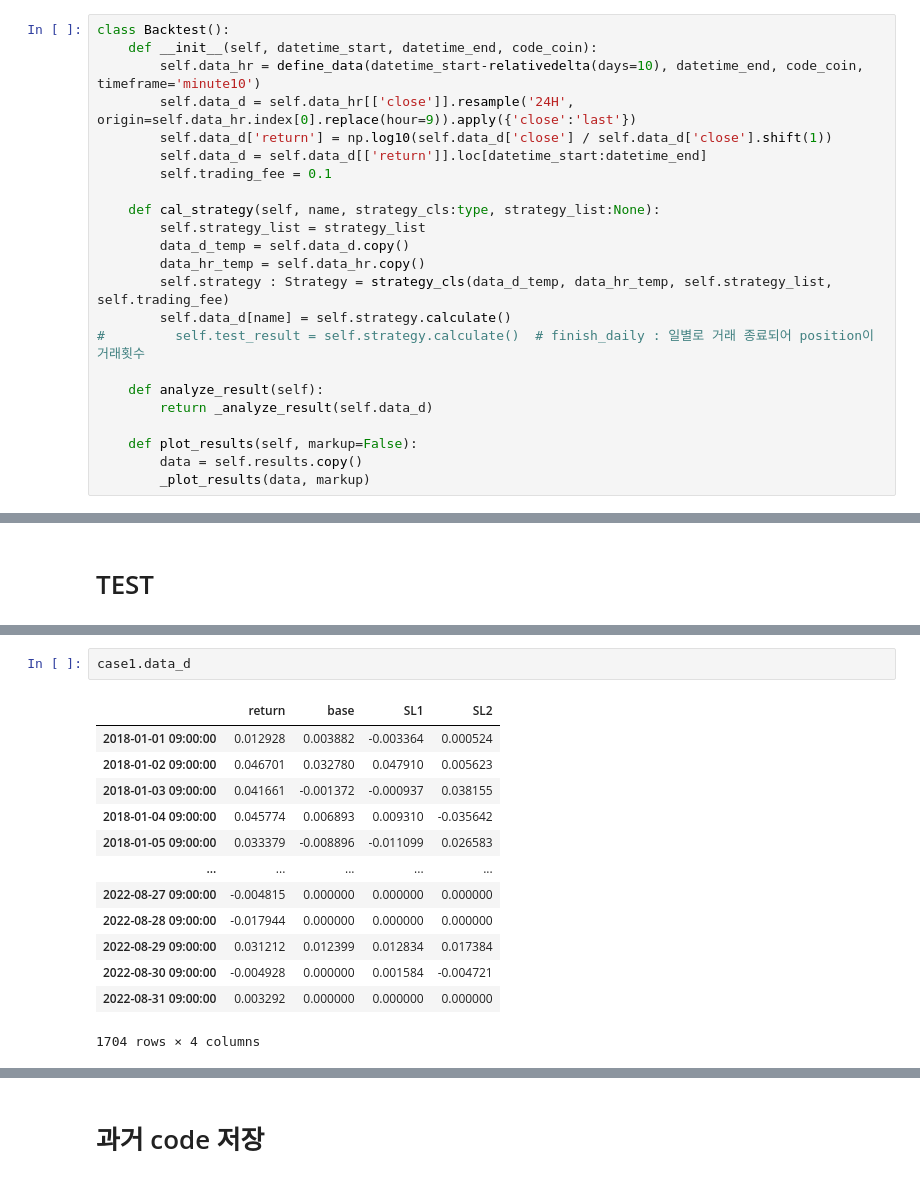
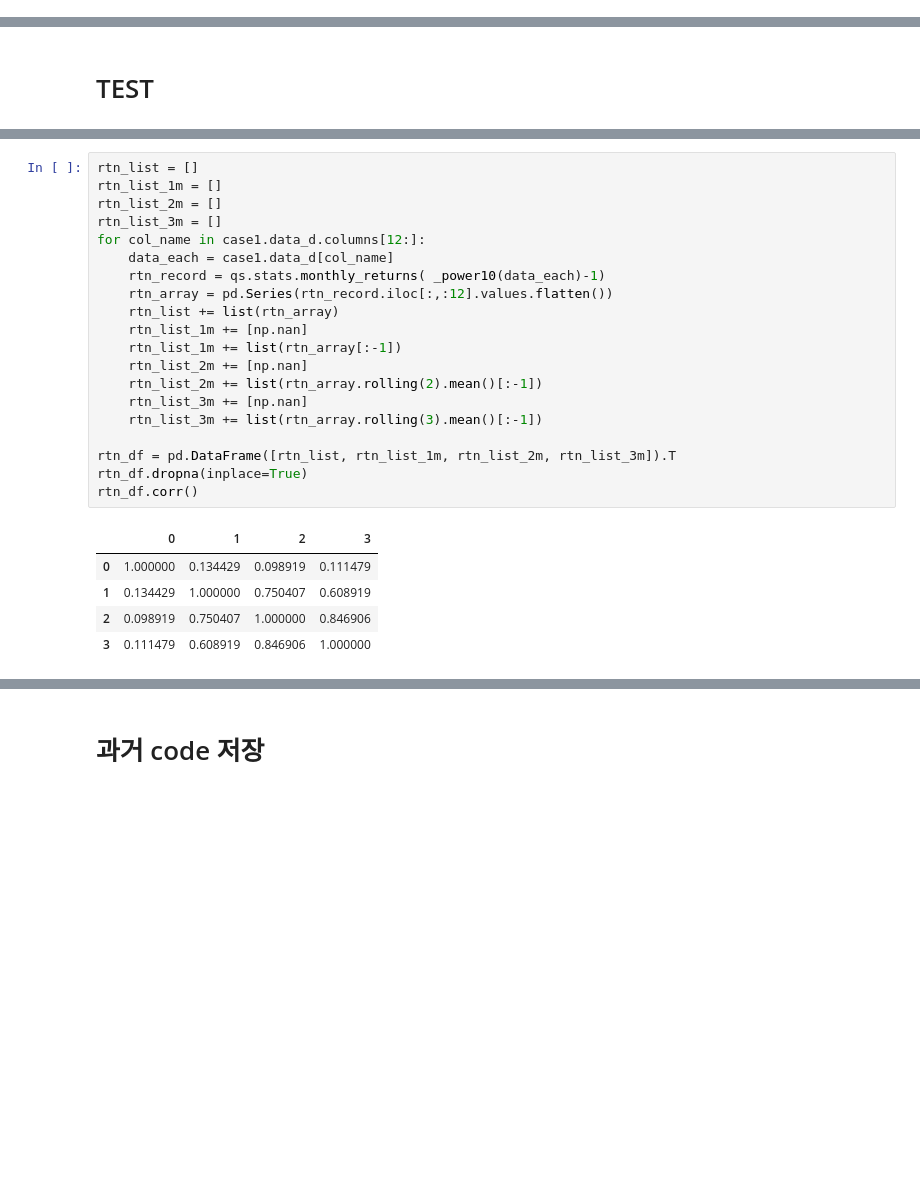
Before and after one commit to malkovich0/trading1, a Jupyter notebook: Backtest/Volatility Breakout.ipynb, the cells around one changed output, grey strips where cells are left out. Saved outputs shown, nothing was run; the diff lists cells and outputs as text; blank space fills up the shorter version.

```diff
--- a/Backtest/Volatility Breakout.ipynb
+++ b/Backtest/Volatility Breakout.ipynb
@@ -61,23 +2,0 @@ def find_n_max(m, n):
-# %%
-class Backtest():
-    def __init__(self, datetime_start, datetime_end, code_coin):
-        self.data_hr = define_data(datetime_start-relativedelta(days=10), datetime_end, code_coin, timeframe='minute10')
-        self.data_d = self.data_hr[['close']].resample('24H', origin=self.data_hr.index[0].replace(hour=9)).apply({'close':'last'})
-        self.data_d['return'] = np.log10(self.data_d['close'] / self.data_d['close'].shift(1))
-        self.data_d = self.data_d[['return']].loc[datetime_start:datetime_end]
-        self.trading_fee = 0.1
-
-    def cal_strategy(self, name, strategy_cls:type, strategy_list:None):
-        self.strategy_list = strategy_list
-        data_d_temp = self.data_d.copy()
-        data_hr_temp = self.data_hr.copy()
-        self.strategy : Strategy = strategy_cls(data_d_temp, data_hr_temp, self.strategy_list, self.trading_fee)
-        self.data_d[name] = self.strategy.calculate()
-#         self.test_result = self.strategy.calculate()  # finish_daily : 일별로 거래 종료되어 position이 거래횟수
-
-    def analyze_result(self):
-        return _analyze_result(self.data_d)
-
-    def plot_results(self, markup=False):
-        data = self.results.copy()
-        _plot_results(data, markup)
@@ -751,16 +530,26 @@ case1.analyze_result()
 # %%
-case1.data_d
+rtn_list = []
+rtn_list_1m = []
+rtn_list_2m = []
+rtn_list_3m = []
+for col_name in case1.data_d.columns[12:]:
+    data_each = case1.data_d[col_name]
+    rtn_record = qs.stats.monthly_returns( _power10(data_each)-1)
+    rtn_array = pd.Series(rtn_record.iloc[:,:12].values.flatten())
+    rtn_list += list(rtn_array)
+    rtn_list_1m += [np.nan]
+    rtn_list_1m += list(rtn_array[:-1])
+    rtn_list_2m += [np.nan]
+    rtn_list_2m += list(rtn_array.rolling(2).mean()[:-1])
+    rtn_list_3m += [np.nan]
+    rtn_list_3m += list(rtn_array.rolling(3).mean()[:-1])
+
+rtn_df = pd.DataFrame([rtn_list, rtn_list_1m, rtn_list_2m, rtn_list_3m]).T
+rtn_df.dropna(inplace=True)
+rtn_df.corr()
 # %% [output]
-|  | return | base | SL1 | SL2 |
-| 2018-01-01 09:00:00 | 0.012928 | 0.003882 | -0.003364 | 0.000524 |
-| 2018-01-02 09:00:00 | 0.046701 | 0.032780 | 0.047910 | 0.005623 |
-| 2018-01-03 09:00:00 | 0.041661 | -0.001372 | -0.000937 | 0.038155 |
-| 2018-01-04 09:00:00 | 0.045774 | 0.006893 | 0.009310 | -0.035642 |
-| 2018-01-05 09:00:00 | 0.033379 | -0.008896 | -0.011099 | 0.026583 |
-| ... | ... | ... | ... | ... |
-| 2022-08-27 09:00:00 | -0.004815 | 0.000000 | 0.000000 | 0.000000 |
-| 2022-08-28 09:00:00 | -0.017944 | 0.000000 | 0.000000 | 0.000000 |
-| 2022-08-29 09:00:00 | 0.031212 | 0.012399 | 0.012834 | 0.017384 |
-| 2022-08-30 09:00:00 | -0.004928 | 0.000000 | 0.001584 | -0.004721 |
-| 2022-08-31 09:00:00 | 0.003292 | 0.000000 | 0.000000 | 0.000000 |
+|  | 0 | 1 | 2 | 3 |
+| 0 | 1.000000 | 0.134429 | 0.098919 | 0.111479 |
+| 1 | 0.134429 | 1.000000 | 0.750407 | 0.608919 |
+| 2 | 0.098919 | 0.750407 | 1.000000 | 0.846906 |
+| 3 | 0.111479 | 0.608919 | 0.846906 | 1.000000 |
-1704 rows × 4 columns
```
Also changed, not shown: parts of 28 cells of this notebook, 14 other files.
